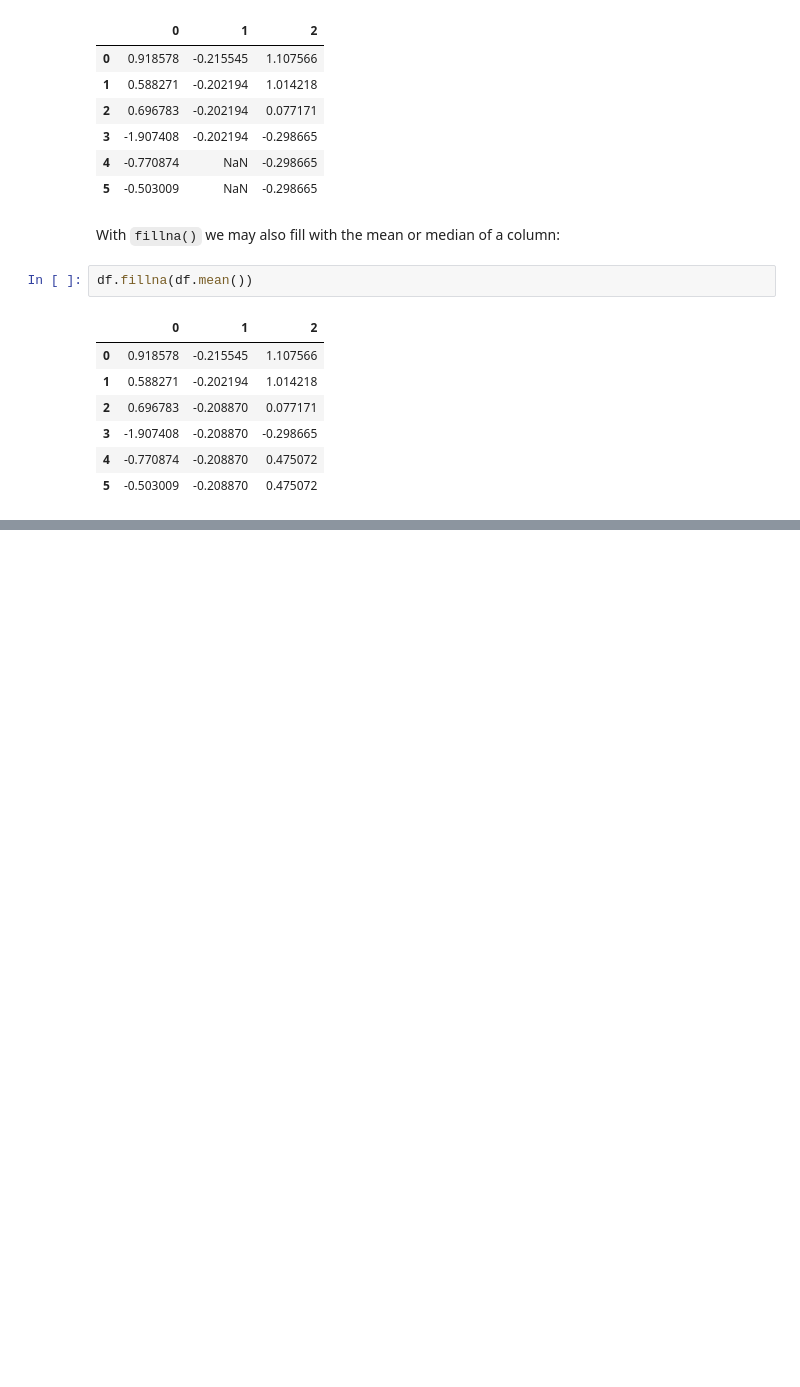
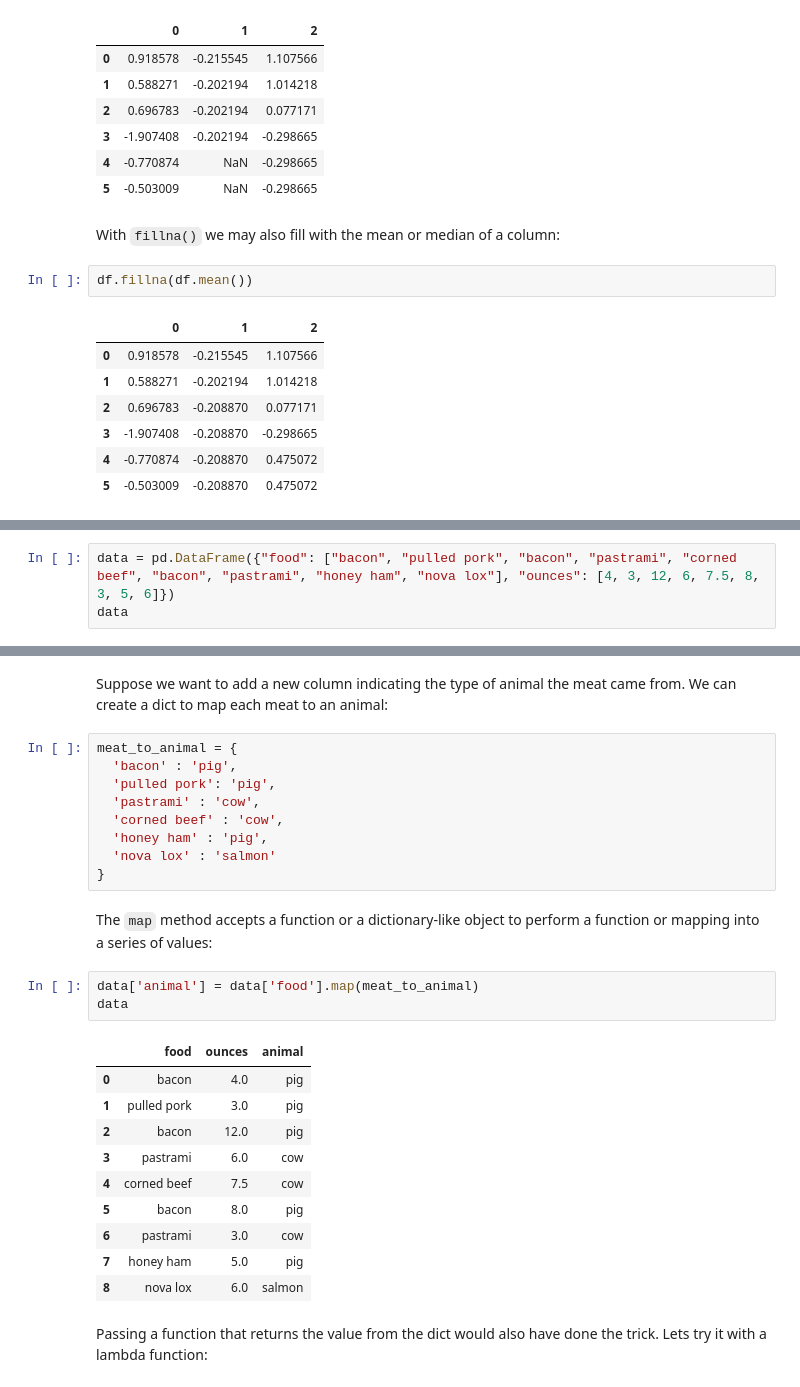
Before and after one commit to guinbraga/Python-for-Data-Analysis, a Jupyter notebook: 7-clean_n_prep/7-clean_n_prep.ipynb, the cells around one changed output, grey strips where cells are left out. Cells and saved outputs as stored; diff of their text form; blank space fills up the shorter version.

```diff
--- a/7-clean_n_prep/7-clean_n_prep.ipynb
+++ b/7-clean_n_prep/7-clean_n_prep.ipynb
@@ -210,0 +316,3 @@ df.fillna(df.mean())
+# %%
+data = pd.DataFrame({"food": ["bacon", "pulled pork", "bacon", "pastrami", "corned beef", "bacon", "pastrami", "honey ham", "nova lox"], "ounces": [4, 3, 12, 6, 7.5, 8, 3, 5, 6]})
+data
@@ -210,0 +330,35 @@ df.fillna(df.mean())
+# %% [markdown]
+Suppose we want to add a new column indicating the
+type of animal the meat came from. We can create a
+dict to map each meat to an animal:
+# %%
+meat_to_animal = {
+  'bacon' : 'pig',
+  'pulled pork': 'pig',
+  'pastrami' : 'cow',
+  'corned beef' : 'cow',
+  'honey ham' : 'pig',
+  'nova lox' : 'salmon'
+}
+# %% [markdown]
+The `map` method accepts a function or a dictionary-like
+object to perform a function or mapping into a series of
+values:
+# %%
+data['animal'] = data['food'].map(meat_to_animal)
+data
+# %% [output]
+|  | food | ounces | animal |
+| 0 | bacon | 4.0 | pig |
+| 1 | pulled pork | 3.0 | pig |
+| 2 | bacon | 12.0 | pig |
+| 3 | pastrami | 6.0 | cow |
+| 4 | corned beef | 7.5 | cow |
+| 5 | bacon | 8.0 | pig |
+| 6 | pastrami | 3.0 | cow |
+| 7 | honey ham | 5.0 | pig |
+| 8 | nova lox | 6.0 | salmon |
+# %% [markdown]
+Passing a function that returns the value from the dict
+would also have done the trick. Lets try it with a lambda
+function:
```
Also changed, not shown: parts of 30 cells of this notebook, 1 other file.
